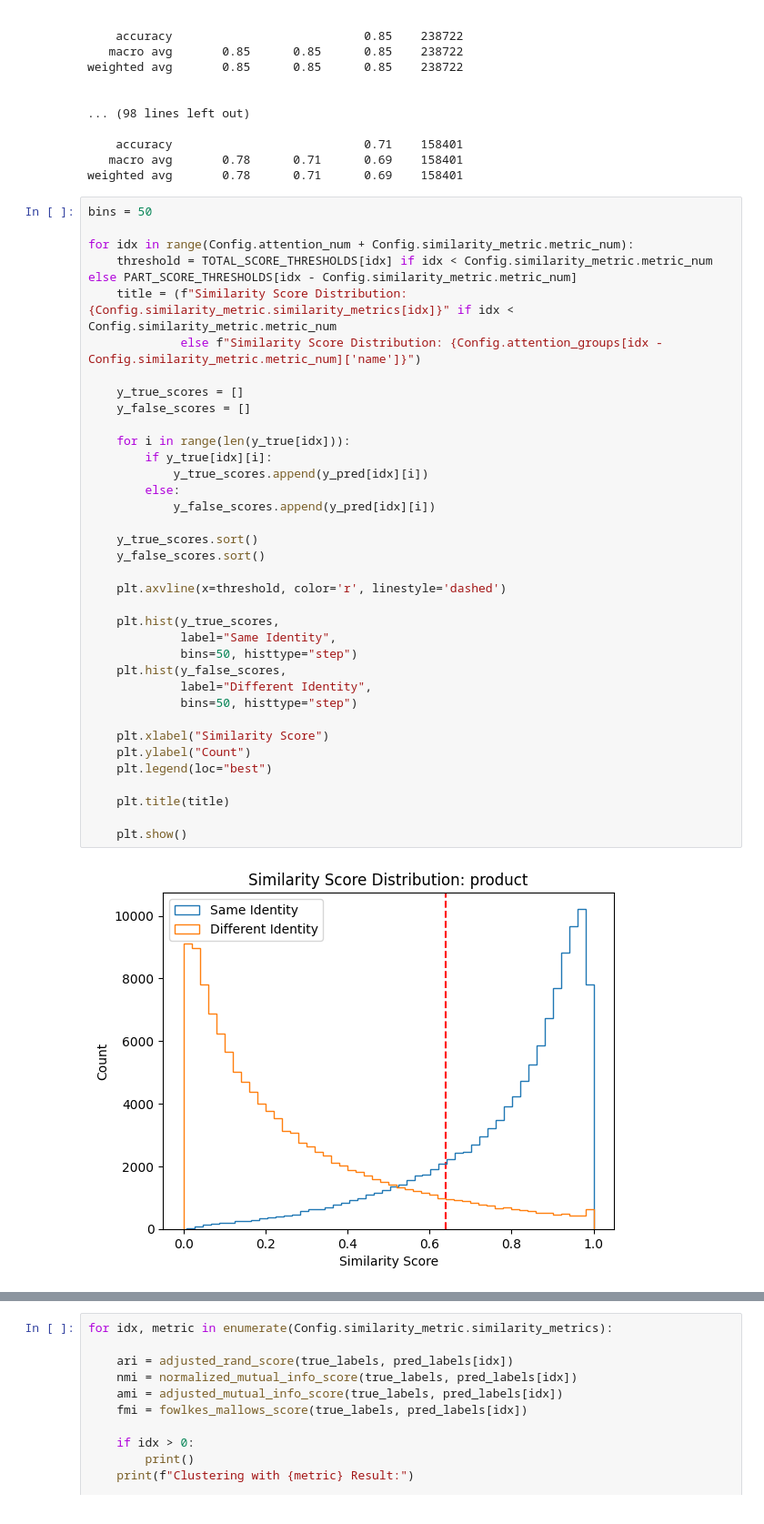
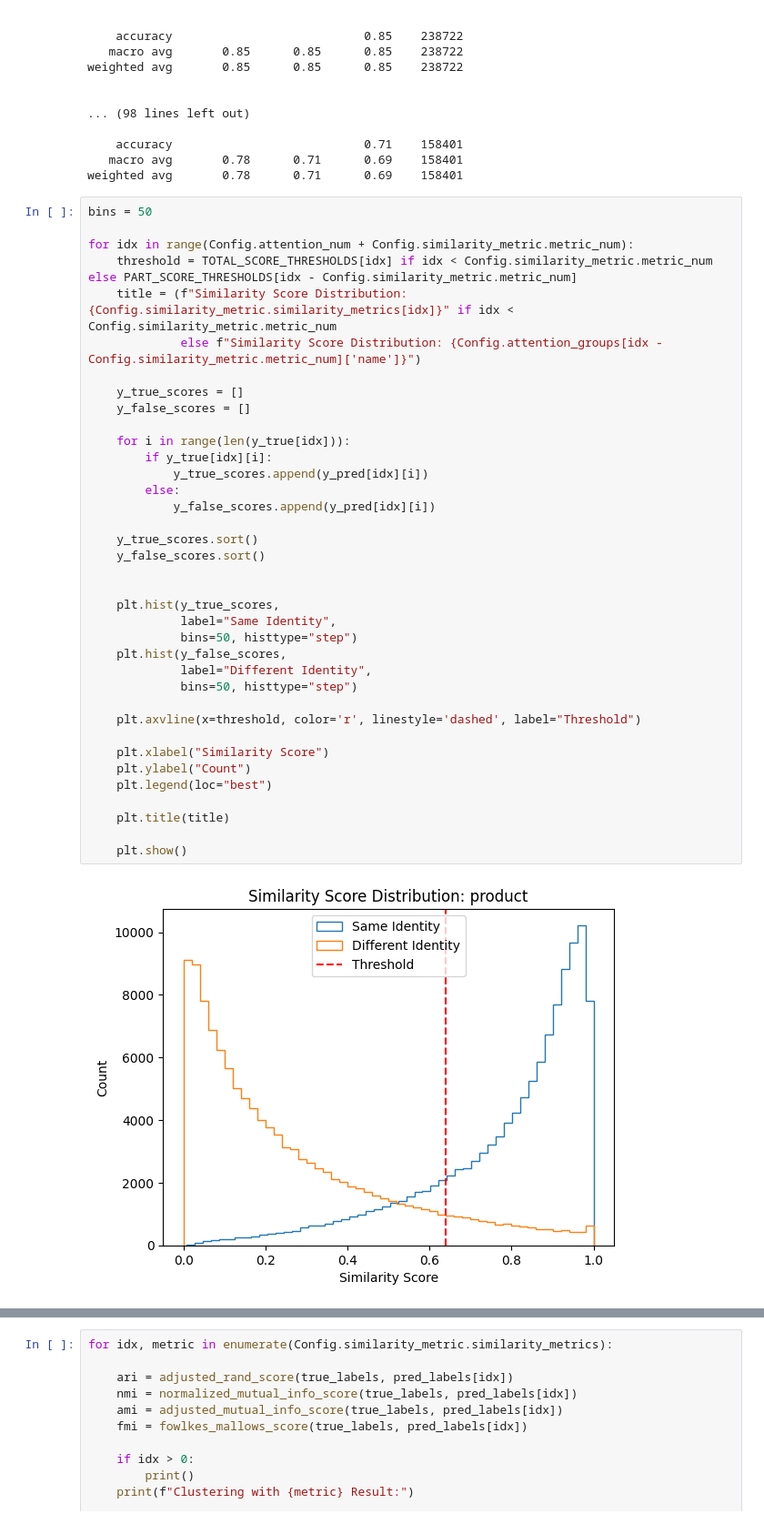
Before and after one commit to juhonamnam/realtime-re-id, a Jupyter notebook: re-id/main.ipynb, the cells around one changed output, grey strips where cells are left out. Shown at 91% size. Saved outputs shown, nothing was run; the diff lists cells and outputs as text.

Commit message:
Threshold label [skip ci]

```diff
--- a/re-id/main.ipynb
+++ b/re-id/main.ipynb
@@ -1403,32 +1403,33 @@ for idx in range(Config.attention_num + Config.similarity_metric.metric_num):
              else f"Similarity Score Distribution: {Config.attention_groups[idx - Config.similarity_metric.metric_num]['name']}")
 
     y_true_scores = []
     y_false_scores = []
 
     for i in range(len(y_true[idx])):
         if y_true[idx][i]:
             y_true_scores.append(y_pred[idx][i])
         else:
             y_false_scores.append(y_pred[idx][i])
 
     y_true_scores.sort()
     y_false_scores.sort()
 
-    plt.axvline(x=threshold, color='r', linestyle='dashed')
 
     plt.hist(y_true_scores,
              label="Same Identity",
              bins=50, histtype="step")
     plt.hist(y_false_scores,
              label="Different Identity",
              bins=50, histtype="step")
 
+    plt.axvline(x=threshold, color='r', linestyle='dashed', label="Threshold")
+
     plt.xlabel("Similarity Score")
     plt.ylabel("Count")
     plt.legend(loc="best")
 
     plt.title(title)
 
     plt.show()
 # %% [output]
-[figure, old version]
+[figure, new version]
```
Also changed, not shown: parts of 1 cell of this notebook.
